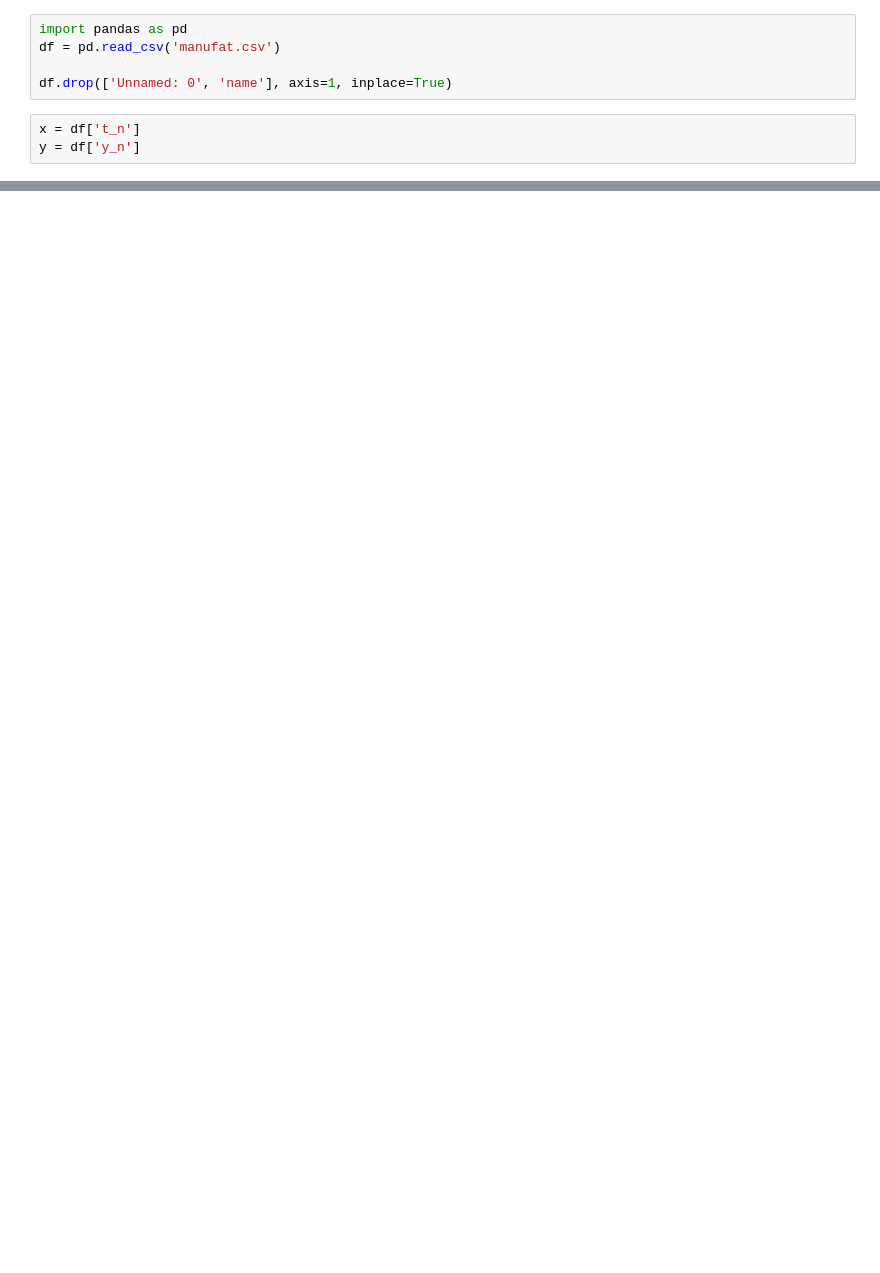
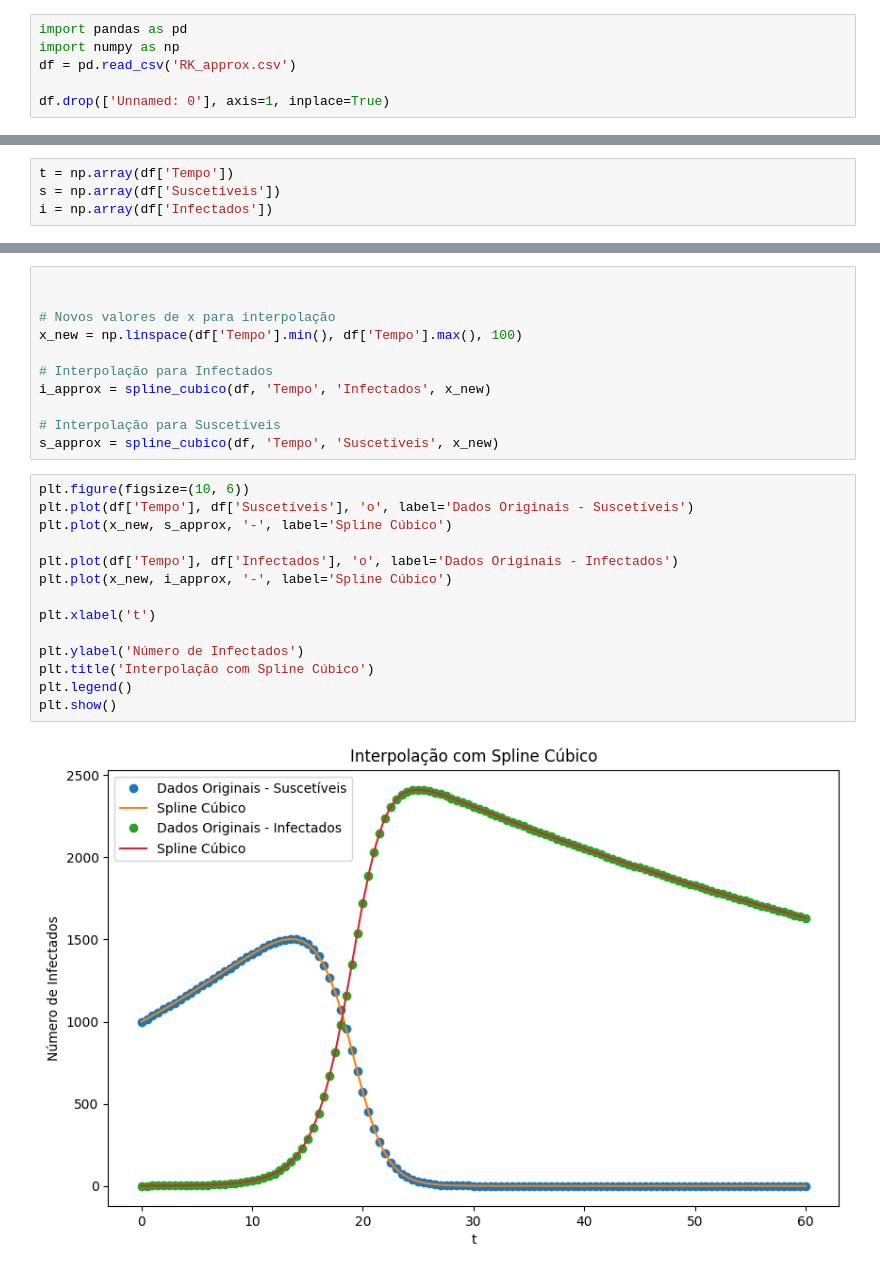
Before and after one commit to thainaraassis/MAP3122, a Jupyter notebook: Projeto RT/Spline-Cubico2.ipynb, the cells around one changed output, grey strips where cells are left out. Saved outputs shown, nothing was run; the diff lists cells and outputs as text; blank space fills up the shorter version.

```diff
--- a/Projeto RT/Spline-Cubico2.ipynb
+++ b/Projeto RT/Spline-Cubico2.ipynb
@@ -1,8 +1,6 @@
 # %%
 import pandas as pd
-df = pd.read_csv('manufat.csv')
+import numpy as np
+df = pd.read_csv('RK_approx.csv')
 
-df.drop(['Unnamed: 0', 'name'], axis=1, inplace=True)
+df.drop(['Unnamed: 0'], axis=1, inplace=True)
-# %%
-x = df['t_n']
-y = df['y_n']
@@ -24,3 +11,7 @@ Name: y_n, Length: 1024, dtype: float64
+# %%
+t = np.array(df['Tempo'])
+s = np.array(df['Suscetiveis'])
+i = np.array(df['Infectados'])
 # %%
 import numpy as np
 import matplotlib.pyplot as plt
@@ -85,0 +120,27 @@ KeyError: -1
+# %%
+
+
+# Novos valores de x para interpolação
+x_new = np.linspace(df['Tempo'].min(), df['Tempo'].max(), 100)
+
+# Interpolação para Infectados
+i_approx = spline_cubico(df, 'Tempo', 'Infectados', x_new)
+
+# Interpolação para Suscetíveis
+s_approx = spline_cubico(df, 'Tempo', 'Suscetíveis', x_new)
+# %%
+plt.figure(figsize=(10, 6))
+plt.plot(df['Tempo'], df['Suscetíveis'], 'o', label='Dados Originais - Suscetíveis')
+plt.plot(x_new, s_approx, '-', label='Spline Cúbico')
+
+plt.plot(df['Tempo'], df['Infectados'], 'o', label='Dados Originais - Infectados')
+plt.plot(x_new, i_approx, '-', label='Spline Cúbico')
+
+plt.xlabel('t')
+
+plt.ylabel('Número de Infectados')
+plt.title('Interpolação com Spline Cúbico')
+plt.legend()
+plt.show()
+# %% [output]
+[figure, added]
```
Also changed, not shown: parts of 4 cells of this notebook, 13 other files.
